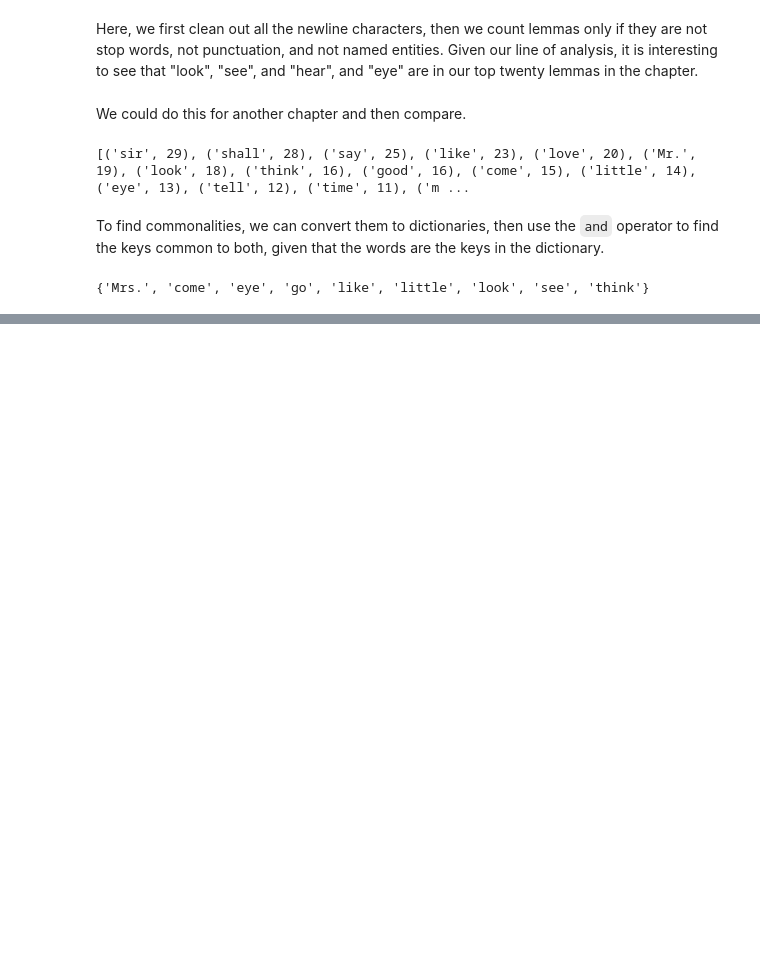
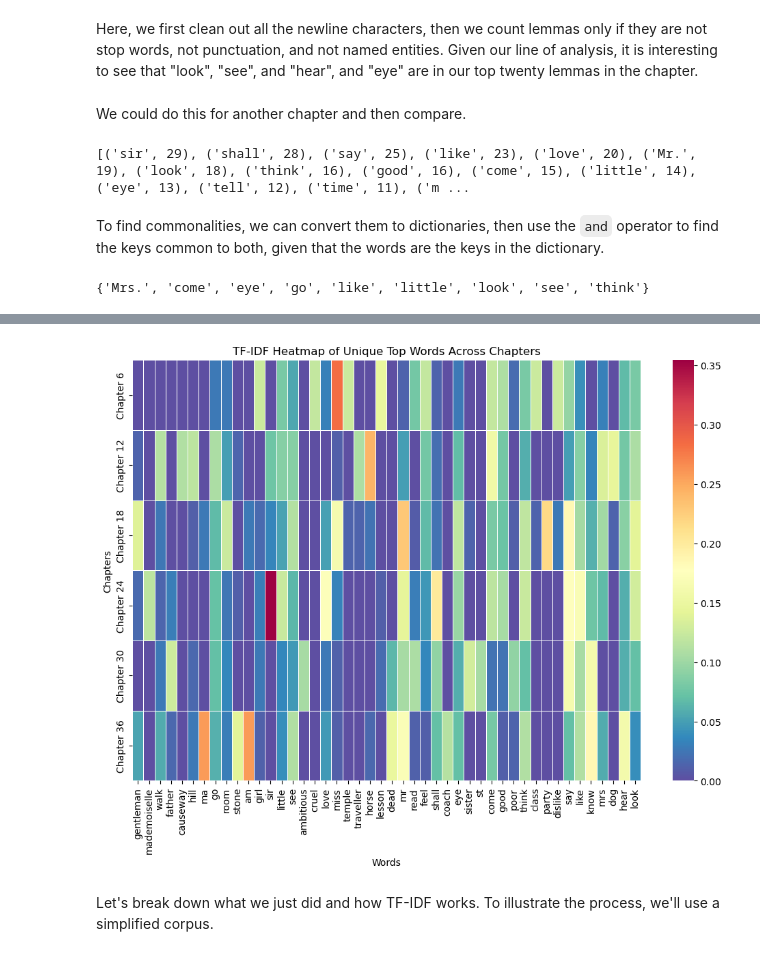
Before and after one commit to jruedas1/cedish-nlp-workshop, a Jupyter notebook: Python-workshop-3-nlp.ipynb, the cells around one changed output, grey strips where cells are left out. Drawn from its saved outputs; the diff is of its cells as text; code cells hidden in the pictures; blank space fills up the shorter version.

```diff
--- a/Python-workshop-3-nlp.ipynb
+++ b/Python-workshop-3-nlp.ipynb
@@ -727,0 +745,16 @@ plt.show()
+# %%
+def preprocess_text(text):
+    text = re.sub(r'\s+', ' ', text.strip())
+    doc = nlp(text)  # Process text with spaCy
+    return " ".join(
+        token.lemma_  # Use the lemma (base form)
+        for token in doc
+        if not token.is_stop  # Remove stop words
+        and not token.is_punct  # Remove punctuation
+        and not token.ent_type_  # Remove named entities
+    )
+
+# Process each chapter and store in a new dictionary
+processed_chapters = {chapter: preprocess_text(text) for chapter, text in chapters.items()}
+
+print(processed_chapters["Chapter 24"][:200])
@@ -727,0 +812,36 @@ plt.show()
+# %%
+import seaborn as sns
+import pandas as pd
+import matplotlib.pyplot as plt
+
+# Convert TF-IDF array to a DataFrame
+df = pd.DataFrame(tfidf_array, index=processed_chapters.keys(), columns=feature_names)
+
+# Step 1: Collect the top 10 words from each chapter
+top_words_per_chapter = {}  # Store top words for each chapter
+unique_top_words = set()  # Collect all unique words
+
+for i, chapter in enumerate(processed_chapters.keys()):
+    top_words = top_tfidf_words(tfidf_array[i], feature_names, top_n=10)
+    top_words_per_chapter[chapter] = [word for word, _ in top_words]
+    unique_top_words.update(top_words_per_chapter[chapter])  # Add to the unique set
+
+# Step 2: Create a new DataFrame containing only those words
+df_selected = df[list(unique_top_words)]  # Keep only relevant words
+
+# Step 3: Plot the heatmap
+plt.figure(figsize=(12, 8))
+sns.heatmap(df_selected, cmap="Spectral_r", linewidths=0.5, cbar=True, annot=False)
+
+# Rotate words 90 degrees
+plt.xticks(rotation=90)
+
+# Labels and title
+plt.xlabel("Words")
+plt.ylabel("Chapters")
+plt.title("TF-IDF Heatmap of Unique Top Words Across Chapters")
+plt.show()
+# %% [output]
+[figure, added]
+# %% [markdown]
+Let's break down what we just did and how TF-IDF works. To illustrate the process, we'll use a simplified corpus.
```
Also changed, not shown: parts of 23 cells of this notebook.
